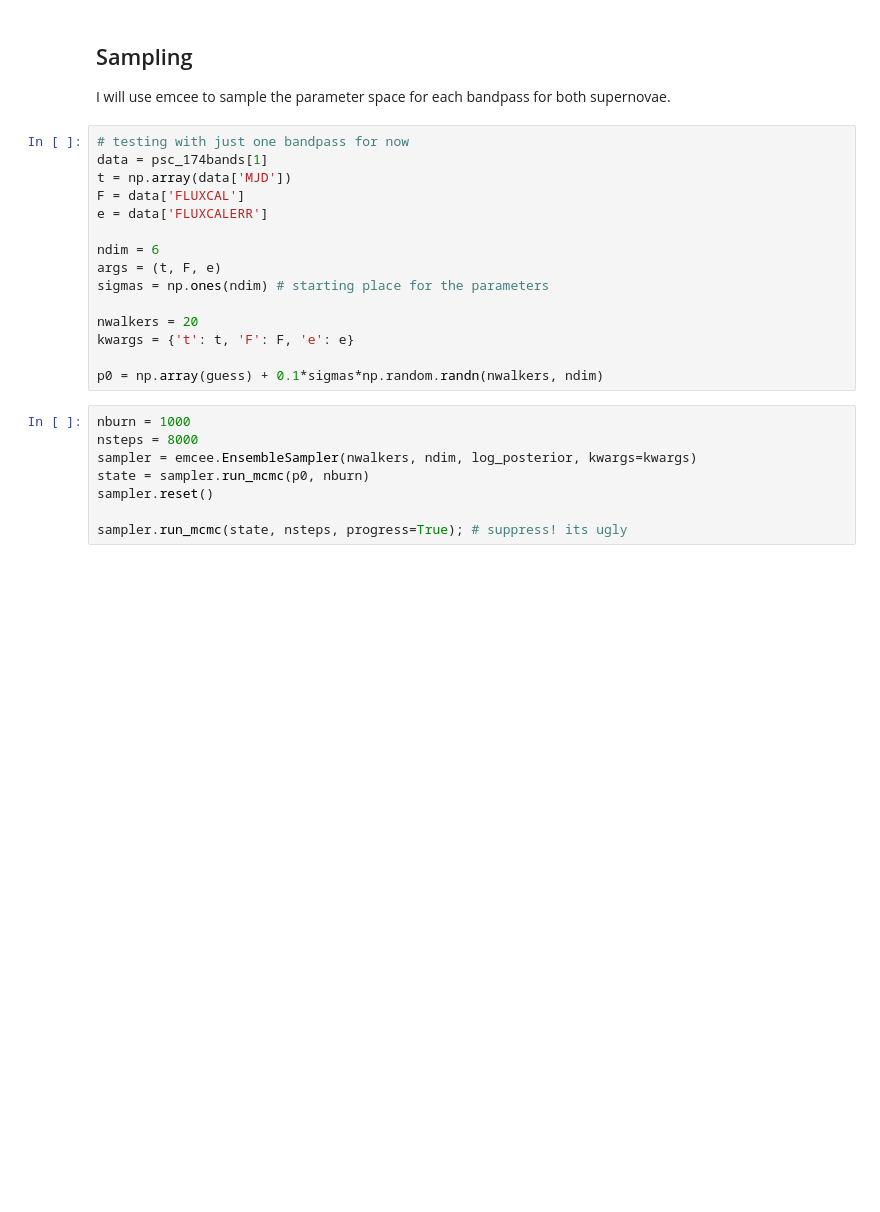
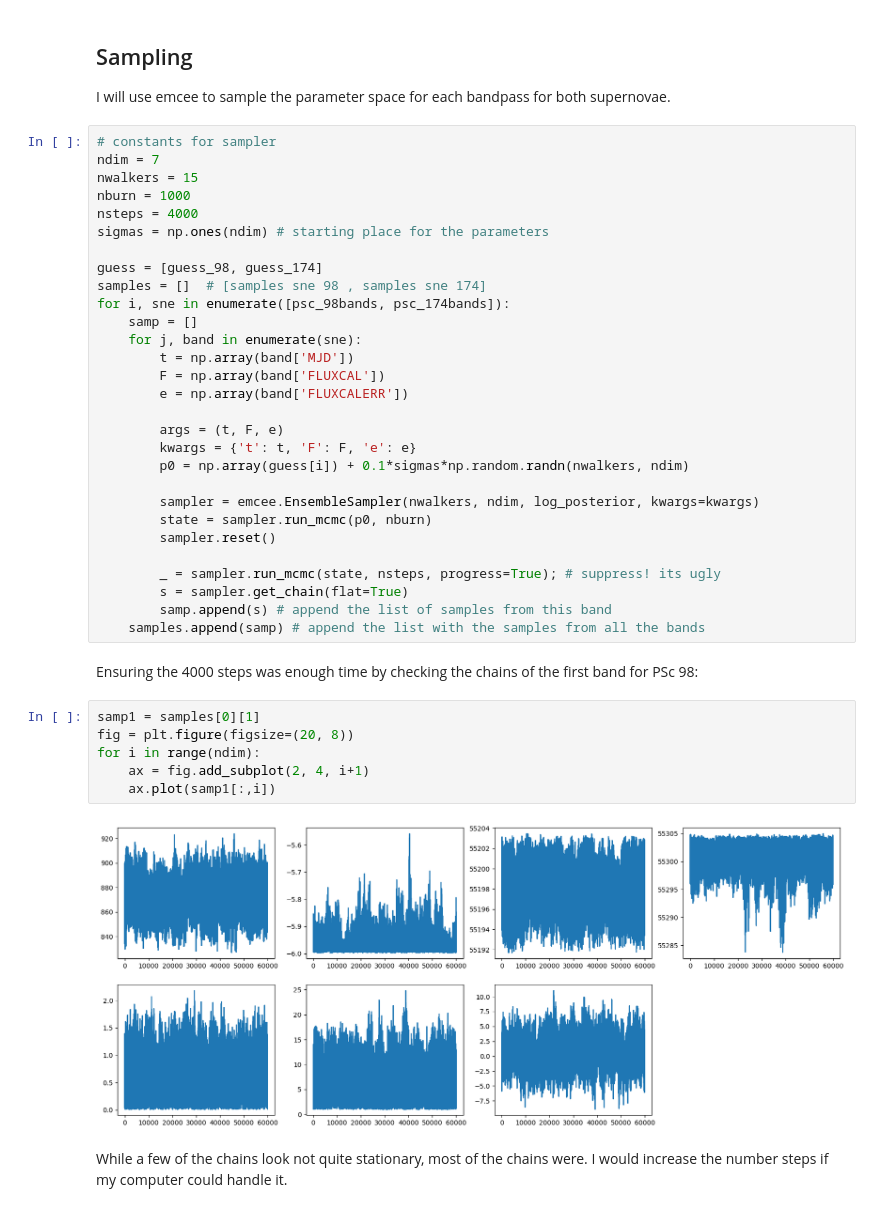
Before and after one commit to gnarayan/ast596_2023_Spring, a Jupyter notebook: homework/HaillePerkins/03/hw03.ipynb, the cells around one changed output. Saved outputs shown, nothing was run; the diff lists cells and outputs as text; blank space fills up the shorter version.

Commit message:
Fits look good now!

```diff
--- a/homework/HaillePerkins/03/hw03.ipynb
+++ b/homework/HaillePerkins/03/hw03.ipynb
@@ -254,26 +271,44 @@ ax2.plot(t, model(guess_174, t), c='black', alpha=0.5)
 ## Sampling
 
 I will use emcee to sample the parameter space for each bandpass for both supernovae.
-# %%
-# testing with just one bandpass for now
-data = psc_174bands[1]
-t = np.array(data['MJD'])
-F = data['FLUXCAL']
-e = data['FLUXCALERR']
-
-ndim = 6
-args = (t, F, e)
-sigmas = np.ones(ndim) # starting place for the parameters
-
-nwalkers = 20
-kwargs = {'t': t, 'F': F, 'e': e}
-
-p0 = np.array(guess) + 0.1*sigmas*np.random.randn(nwalkers, ndim)
-# %%
-nburn = 1000
-nsteps = 8000
-sampler = emcee.EnsembleSampler(nwalkers, ndim, log_posterior, kwargs=kwargs)
-state = sampler.run_mcmc(p0, nburn)
-sampler.reset()
-
-sampler.run_mcmc(state, nsteps, progress=True); # suppress! its ugly
+# %%
+# constants for sampler
+ndim = 7
+nwalkers = 15
+nburn = 1000
+nsteps = 4000
+sigmas = np.ones(ndim) # starting place for the parameters
+
+guess = [guess_98, guess_174]
+samples = []  # [samples sne 98 , samples sne 174]
+for i, sne in enumerate([psc_98bands, psc_174bands]):
+    samp = []
+    for j, band in enumerate(sne):
+        t = np.array(band['MJD'])
+        F = np.array(band['FLUXCAL'])
+        e = np.array(band['FLUXCALERR'])
+
+        args = (t, F, e)
+        kwargs = {'t': t, 'F': F, 'e': e}
+        p0 = np.array(guess[i]) + 0.1*sigmas*np.random.randn(nwalkers, ndim)
+
+        sampler = emcee.EnsembleSampler(nwalkers, ndim, log_posterior, kwargs=kwargs)
+        state = sampler.run_mcmc(p0, nburn)
+        sampler.reset()
+
+        _ = sampler.run_mcmc(state, nsteps, progress=True); # suppress! its ugly
+        s = sampler.get_chain(flat=True)
+        samp.append(s) # append the list of samples from this band
+    samples.append(samp) # append the list with the samples from all the bands
+# %% [markdown]
+Ensuring the 4000 steps was enough time by checking the chains of the first band for PSc 98:
+# %%
+samp1 = samples[0][1]
+fig = plt.figure(figsize=(20, 8))
+for i in range(ndim):
+    ax = fig.add_subplot(2, 4, i+1)
+    ax.plot(samp1[:,i])
+# %% [output]
+[figure, added]
+# %% [markdown]
+While a few of the chains look not quite stationary, most of the chains were. I would increase the number steps if my computer could handle it.
```
Also changed, not shown: parts of 16 cells of this notebook.
